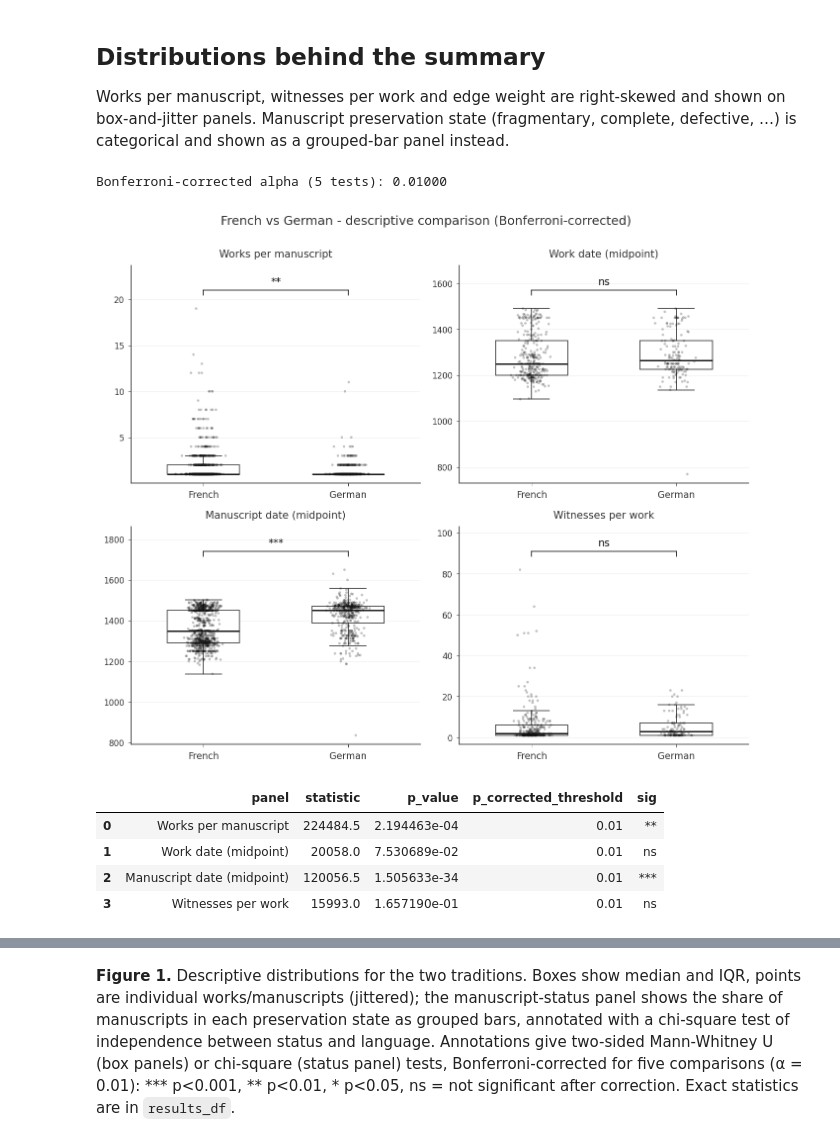
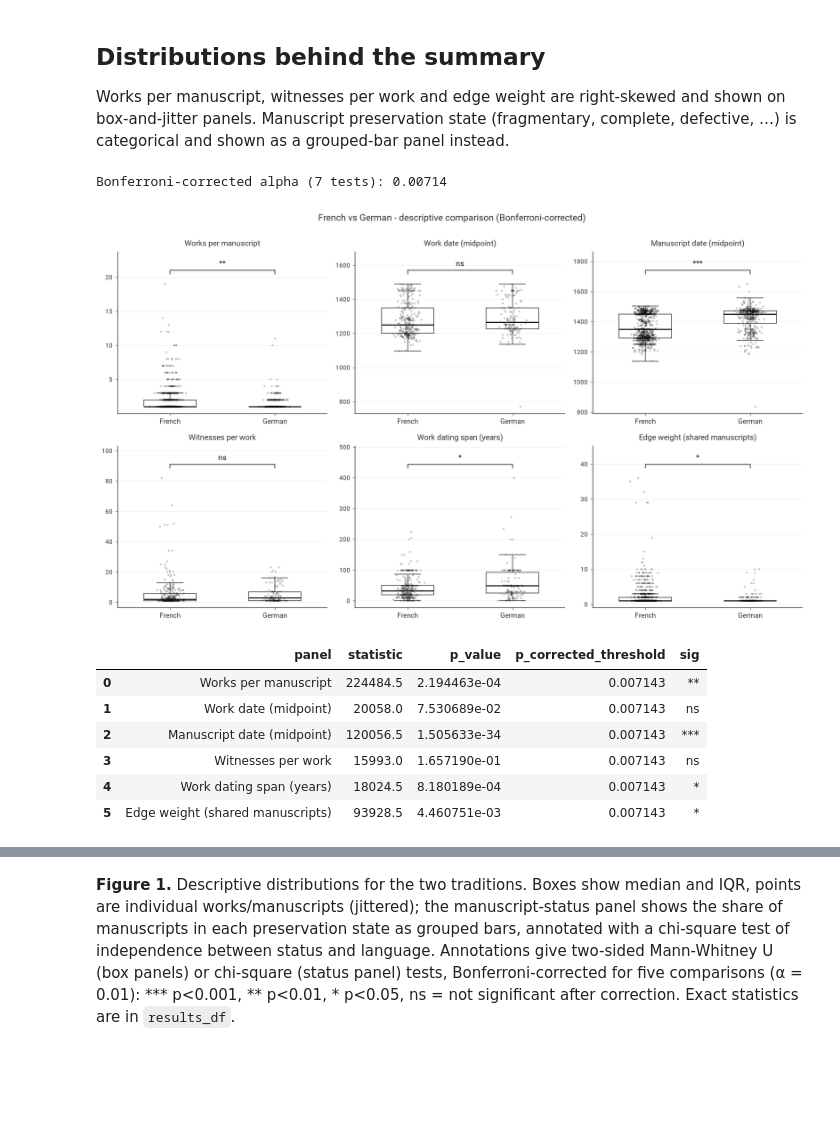
Before and after one commit to mikekestemont/mitueberlierung, a Jupyter notebook: 01-networks.ipynb, the cells around one changed output, grey strips where cells are left out. Drawn from its saved outputs; the diff is of its cells as text; code cells hidden in the pictures; blank space fills up the shorter version.

```diff
--- a/01-networks.ipynb
+++ b/01-networks.ipynb
@@ -18,7 +18,8 @@ from matplotlib.lines import Line2D
 from matplotlib.colors import to_rgba
 
 plt.rcParams["font.family"] = "Roboto"
-plt.rcParams["font.sans-serif"] = ["Roboto"]
+plt.rcParams["font.sans-serif"] = ["Roboto", "DejaVu Sans"]
+plt.rcParams["axes.unicode_minus"] = False
 plt.rcParams["figure.dpi"] = 150
 
 INK, SUBTLE, GRID = "#111111", "#333333", "#e0e0e0"
@@ -28,7 +29,35 @@ MAT_ORDER = ["Britain", "France", "Rome"]  # matieres retained for network/stati
 MAT_COLORS = {"Britain": "#2E86AB", "France": "#E63946", "Rome": "#F4A261",
               "Other": "#2A9D8F", "Unknown": "#A0A0A0"}
 
+def ensure_roboto():
+    """Force Roboto for every subsequent matplotlib text artist.
+
+    Registers the TTF files by path (reliable across cold font caches).
+    """
+    from pathlib import Path as _Path
+    from matplotlib import font_manager as _fm
+    _home = _Path.home() / "Library" / "Fonts"
+    for _name in ("Roboto-Regular.ttf", "Roboto-Bold.ttf", "Roboto-Medium.ttf",
+                  "Roboto-Italic.ttf", "Roboto-BoldItalic.ttf"):
+        _p = _home / _name
+        if _p.exists():
+            try:
+                _fm.fontManager.addfont(str(_p))
+            except (ValueError, RuntimeError, OSError):
+                pass
+    plt.rcParams["font.family"] = "Roboto"
+    plt.rcParams["font.sans-serif"] = ["Roboto", "DejaVu Sans"]
+    plt.rcParams["axes.unicode_minus"] = False
+
+def force_roboto(fig):
+    """Stamp Roboto onto every Text artist already on the figure (title, ticks, legend)."""
+    ensure_roboto()
+    import matplotlib.text as _mtext
+    for t in fig.findobj(match=lambda x: isinstance(x, _mtext.Text)):
+        t.set_fontfamily("Roboto")
+
 def style_ax(ax, grid_axis="y"):
+    ensure_roboto()
     ax.set_facecolor("white")
     for s in ("top", "right"):
         ax.spines[s].set_visible(False)
@@ -201,6 +230,11 @@ def num(df, c): return pd.to_numeric(df.get(c), errors="coerce").dropna()
 def works_per_ms(df): return df.dropna(subset=["manuscript_id"]).groupby("manuscript_id")["work"].nunique()
 def ms_dates(df): return df.dropna(subset=["manuscript_id"]).groupby("manuscript_id")["date_mid"].mean().dropna()
 def wits_per_work(df): return df.groupby("work_id")["witness_id"].nunique()
+def edge_weights(G): return pd.Series([d["weight"] for *_, d in G.edges(data=True)])
+def work_span(df):
+    s, e = num(df, "date_start"), num(df, "date_end")
+    j = pd.concat([s, e], axis=1).dropna()
+    return j.iloc[:, 1] - j.iloc[:, 0]
 
 def sig_stars(p, alpha=0.05):
     if p < alpha / 1000:      # keep roughly the same visual banding, scaled to corrected alpha
@@ -217,14 +251,17 @@ panels = [
     ("Work date (midpoint)", lambda l: num(works[l], "date_mid")),
     ("Manuscript date (midpoint)", lambda l: ms_dates(links[l])),
     ("Witnesses per work", lambda l: wits_per_work(links[l])),
+    ("Work dating span (years)", lambda l: work_span(works[l])),
+    ("Edge weight (shared manuscripts)", lambda l: edge_weights(graphs[l])),
 ]
 
 n_tests = len(panels) + 1  # +1 for the manuscript-status chi-square test (next cell)
 alpha_corrected = 0.05 / n_tests  # Bonferroni-corrected significance threshold, shared across both cells
 print(f"Bonferroni-corrected alpha ({n_tests} tests): {alpha_corrected:.5f}")
 
+ensure_roboto()
 rng = np.random.default_rng(0)
-fig, axes = plt.subplots(2, 2, figsize=(9, 7.5))
+fig, axes = plt.subplots(2, 3, figsize=(13, 7.5))
 results = []
 for ax, (title, getter) in zip(axes.ravel(), panels):
     data = [pd.Series(getter(l)).dropna().astype(float).values for l in LANGS]
@@ -242,40 +279,42 @@ for ax, (title, getter) in zip(axes.ravel(), panels):
     # --- Mann-Whitney U test + Bonferroni-corrected significance bracket ---
     statistic, p_value = mannwhitneyu(data[0], data[1], alternative="two-sided")
     sig_text = sig_stars(p_value, alpha=alpha_corrected)
     results.append(dict(panel=title, statistic=statistic, p_value=p_value,
                         p_corrected_threshold=alpha_corrected, sig=sig_text))
 
     y_max = max(d.max() for d in data)
     y_min = min(d.min() for d in data)
     y_range = y_max - y_min if y_max > y_min else y_max
     bracket_height = y_max + y_range * 0.08
     line_height = bracket_height + y_range * 0.03
 
     ax.plot([1, 1], [bracket_height, line_height], color=INK, linewidth=0.8)
     ax.plot([2, 2], [bracket_height, line_height], color=INK, linewidth=0.8)
     ax.plot([1, 2], [line_height, line_height], color=INK, linewidth=0.8)
     ax.text(1.5, line_height + y_range * 0.02, sig_text,
             ha="center", va="bottom", fontsize=10, color=INK)
     ax.set_ylim(top=line_height + y_range * 0.15)
 
     style_ax(ax)
     ax.set_xticks([1, 2]); ax.set_xticklabels([l.capitalize() for l in LANGS], fontsize=9)
     ax.set_title(title, fontsize=10, color=SUBTLE, pad=8)
 
 fig.suptitle("French vs German - descriptive comparison (Bonferroni-corrected)", fontsize=12, color=SUBTLE, y=1.0)
 plt.tight_layout()
 plt.show()
 
 results_df = pd.DataFrame(results)
 results_df
 # %% [output]
-Bonferroni-corrected alpha (5 tests): 0.01000
+Bonferroni-corrected alpha (7 tests): 0.00714
-[figure, old version]
+[figure, new version]
 |  | panel | statistic | p_value | p_corrected_threshold | sig |
-| 0 | Works per manuscript | 224484.5 | 2.194463e-04 | 0.01 | ** |
-| 1 | Work date (midpoint) | 20058.0 | 7.530689e-02 | 0.01 | ns |
-| 2 | Manuscript date (midpoint) | 120056.5 | 1.505633e-34 | 0.01 | *** |
-| 3 | Witnesses per work | 15993.0 | 1.657190e-01 | 0.01 | ns |
+| 0 | Works per manuscript | 224484.5 | 2.194463e-04 | 0.007143 | ** |
+| 1 | Work date (midpoint) | 20058.0 | 7.530689e-02 | 0.007143 | ns |
+| 2 | Manuscript date (midpoint) | 120056.5 | 1.505633e-34 | 0.007143 | *** |
+| 3 | Witnesses per work | 15993.0 | 1.657190e-01 | 0.007143 | ns |
+| 4 | Work dating span (years) | 18024.5 | 8.180189e-04 | 0.007143 | * |
+| 5 | Edge weight (shared manuscripts) | 93928.5 | 4.460751e-03 | 0.007143 | * |
 # %%
 from scipy.stats import chi2_contingency
 
```
Also changed, not shown: parts of 24 cells of this notebook, 2 other files.
